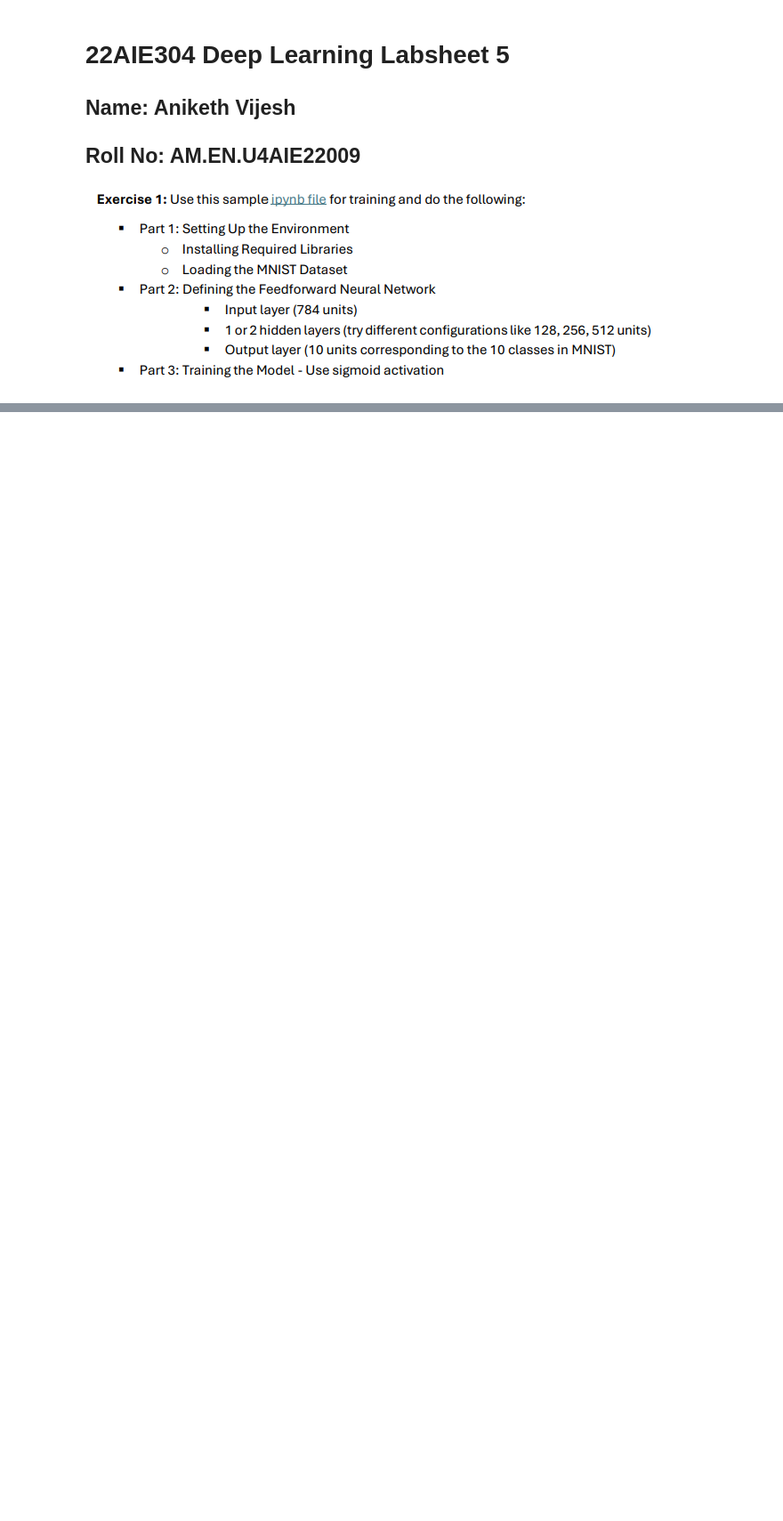
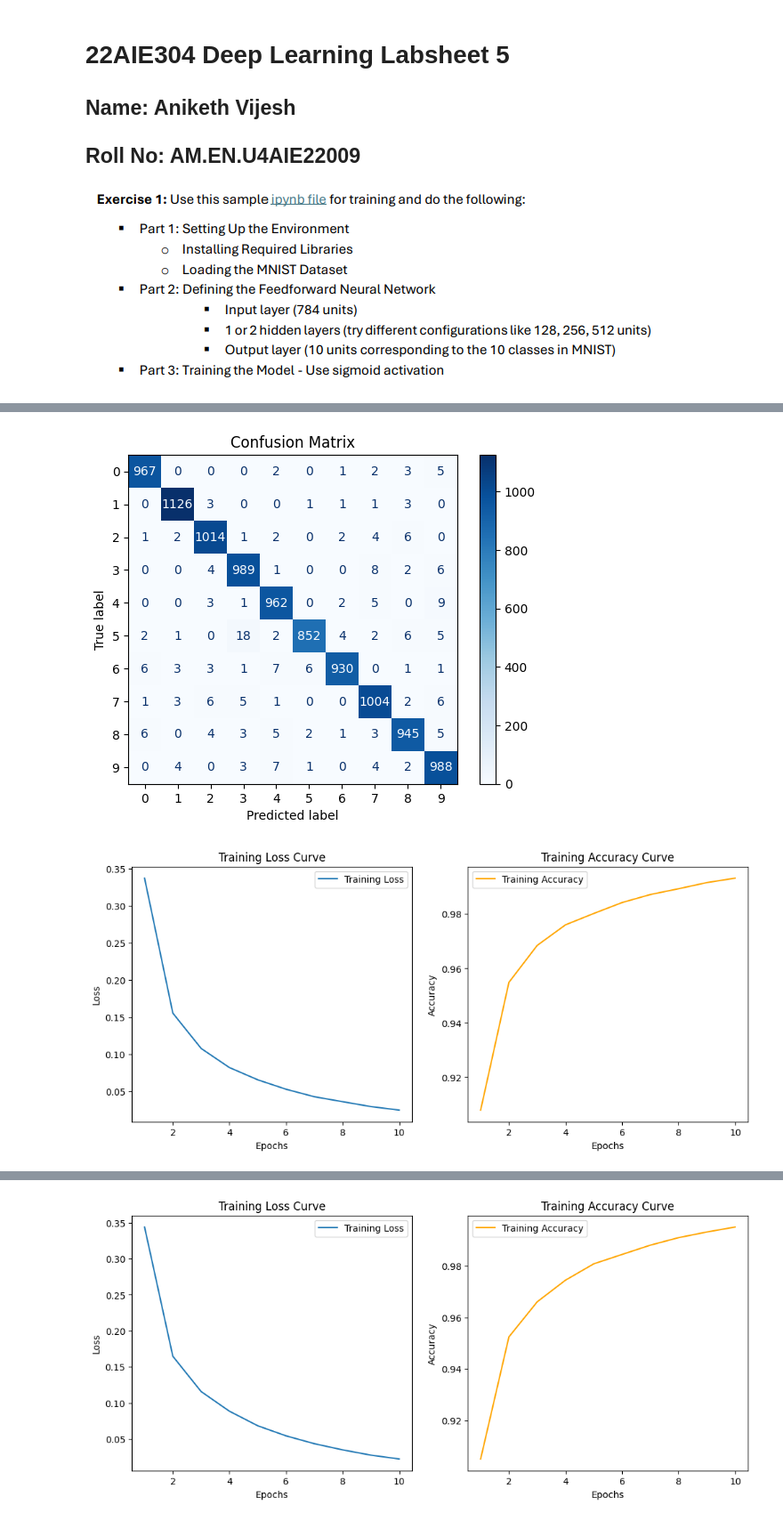
Before and after one commit to TheHuntsman4/Semester-5, a Jupyter notebook: DL/Labsheets/labsheet5/labsheet5.ipynb, the cells around one changed output, grey strips where cells are left out. Shown at 89% size. Saved outputs shown, nothing was run; the diff lists cells and outputs as text; code cells hidden in the pictures; blank space fills up the shorter version.

```diff
--- a/DL/Labsheets/labsheet5/labsheet5.ipynb
+++ b/DL/Labsheets/labsheet5/labsheet5.ipynb
@@ -90,0 +114,44 @@ KeyboardInterrupt:
+# %%
+# Evaluate the model on the test set
+def evaluate_model(model, test_loader):
+    model.eval()
+    correct = 0
+    total = 0
+    all_labels = []
+    all_predictions = []
+
+    with torch.no_grad():
+        for images, labels in test_loader:
+            outputs = model(images)
+            _, predicted = torch.max(outputs, 1)
+            total += labels.size(0)
+            correct += (predicted == labels).sum().item()
+            all_labels.extend(labels.cpu().numpy())
+            all_predictions.extend(predicted.cpu().numpy())
+
+    accuracy = correct / total
+    print(f"Test Accuracy: {accuracy:.4f}")
+
+    # Confusion matrix
+    cm = confusion_matrix(all_labels, all_predictions)
+    disp = ConfusionMatrixDisplay(confusion_matrix=cm, display_labels=[i for i in range(10)])
+    disp.plot(cmap=plt.cm.Blues)
+    plt.title("Confusion Matrix")
+    plt.show()
+
+    return accuracy
+# %%
+activation_functions = {"ReLU": nn.ReLU(), "Sigmoid": nn.Sigmoid(), "Tanh": nn.Tanh(), "LeakyReLU": nn.LeakyReLU()}
+results = {}
+
+for name, activation_function in activation_functions.items():
+    print(f"Training with {name} activation function...")
+    model = FeedforwardNeuralNet(activation=activation_function)
+    optimizer = optim.Adam(model.parameters(), lr=0.001)
+    criterion = nn.CrossEntropyLoss()
+    train_losses, train_accuracies = train_model(model, train_loader, optimizer, criterion, num_epochs=10)
+    test_accuracy = evaluate_model(model, test_loader)
+    results[name] = {"train_losses": train_losses, "train_accuracies": train_accuracies, "test_accuracy": test_accuracy}
+
+    plot_training_curves(train_losses, train_accuracies)
+# %% [output]
@@ -90,0 +170,2 @@ KeyboardInterrupt:
+[figure, added]
+[figure, added]
@@ -90,0 +199 @@ KeyboardInterrupt:
+[figure, added]
```
Also changed, not shown: parts of 8 cells of this notebook.
